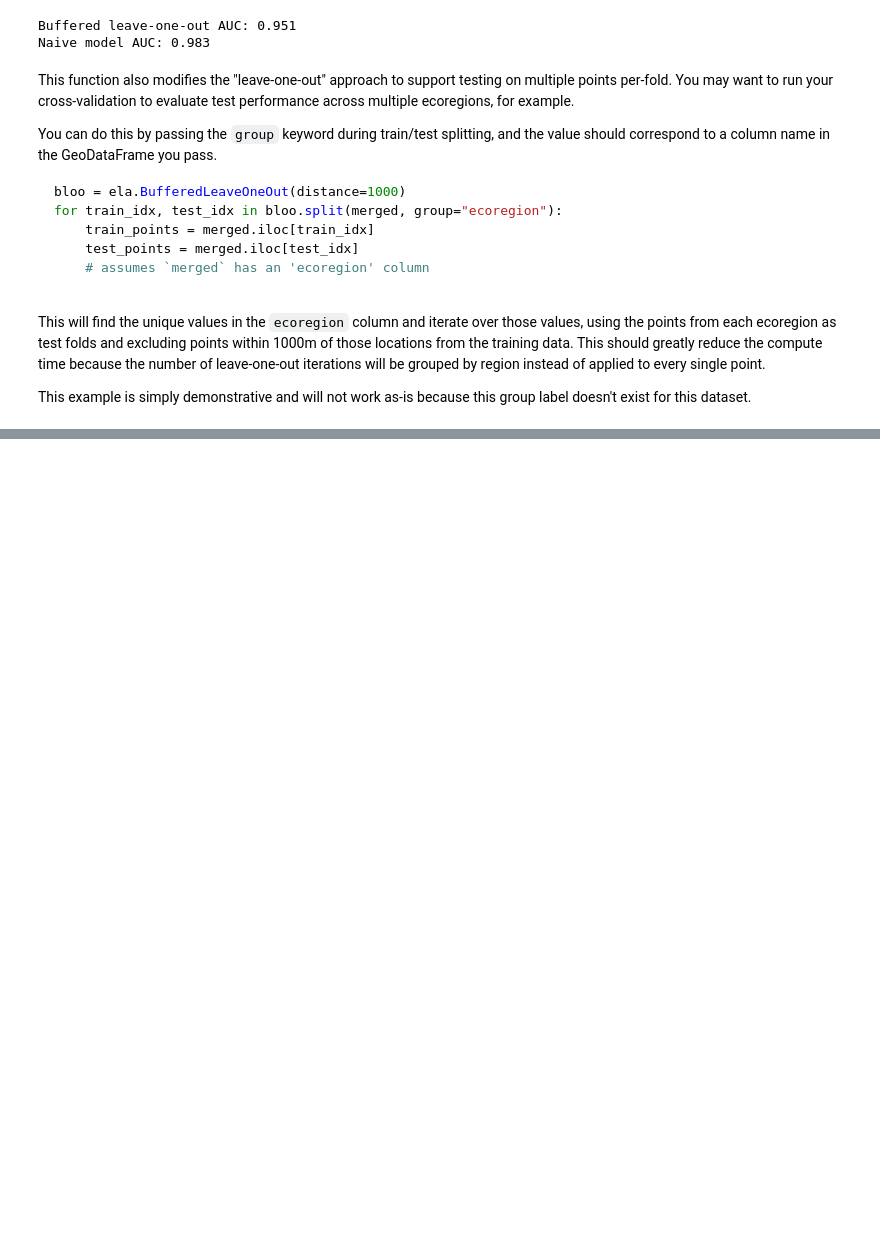
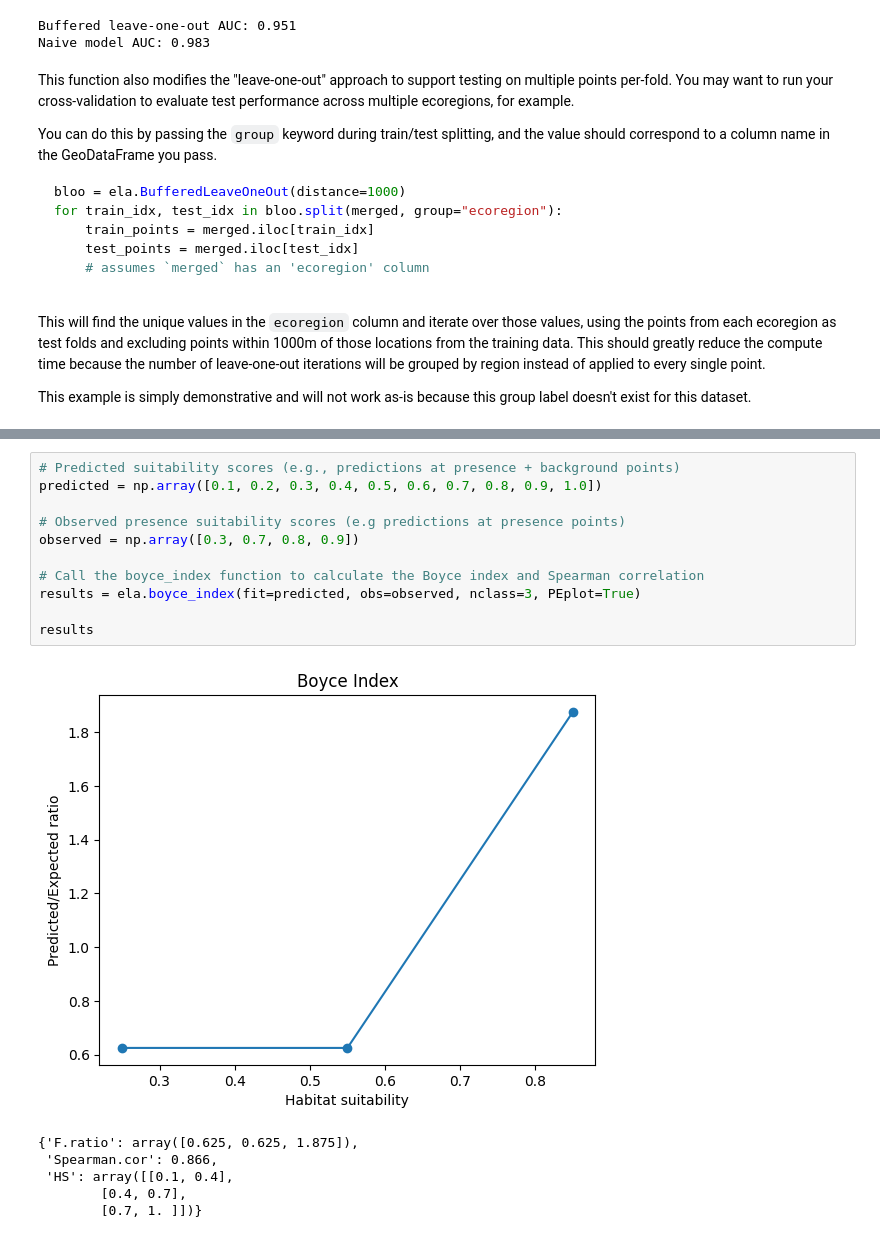
Before and after one commit to earth-chris/elapid, a Jupyter notebook: docs/examples/WorkingWithGeospatialData.ipynb, the cells around one changed output, grey strips where cells are left out. Drawn from its saved outputs; the diff is of its cells as text; blank space fills up the shorter version.

Commit message:
added Boyce index calculation in WorkingWithGeospatialData.ipynb, updated gitignore, and updated __init__.py

```diff
--- a/docs/examples/WorkingWithGeospatialData.ipynb
+++ b/docs/examples/WorkingWithGeospatialData.ipynb
@@ -695,0 +702,18 @@ This example is simply demonstrative and will not work as-is because this group
+# %%
+# Predicted suitability scores (e.g., predictions at presence + background points)
+predicted = np.array([0.1, 0.2, 0.3, 0.4, 0.5, 0.6, 0.7, 0.8, 0.9, 1.0])
+
+# Observed presence suitability scores (e.g predictions at presence points)
+observed = np.array([0.3, 0.7, 0.8, 0.9])
+
+# Call the boyce_index function to calculate the Boyce index and Spearman correlation
+results = ela.boyce_index(fit=predicted, obs=observed, nclass=3, PEplot=True)
+
+results
+# %% [output]
+[figure, added]
+{'F.ratio': array([0.625, 0.625, 1.875]),
+ 'Spearman.cor': 0.866,
+ 'HS': array([[0.1, 0.4],
+        [0.4, 0.7],
+        [0.7, 1. ]])}
```
Also changed, not shown: parts of 1 cell of this notebook, 2 other files.
